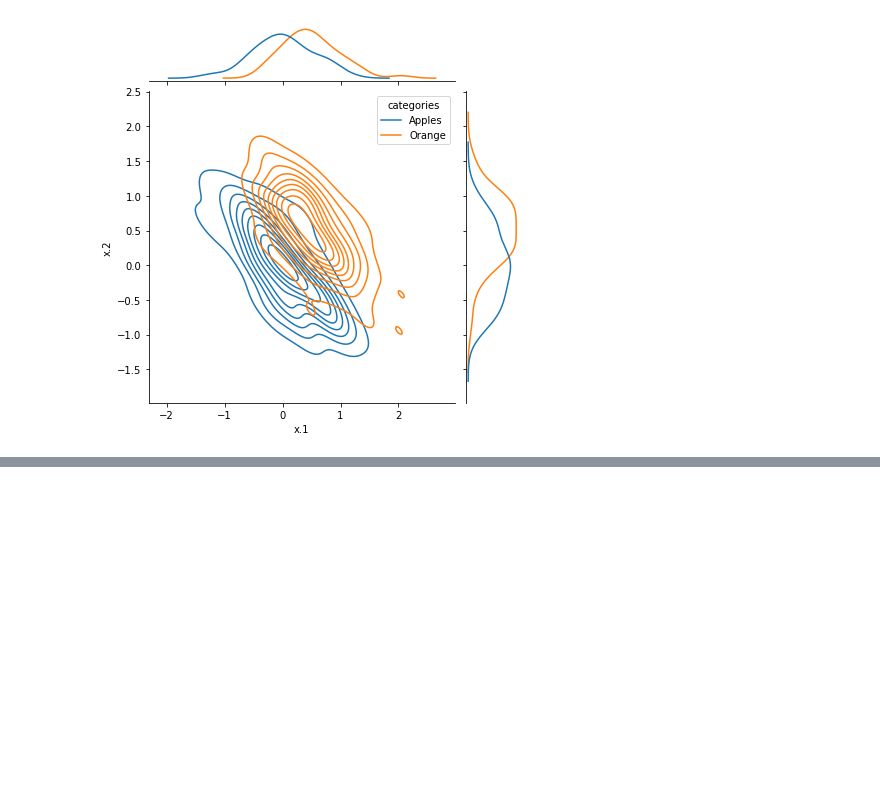
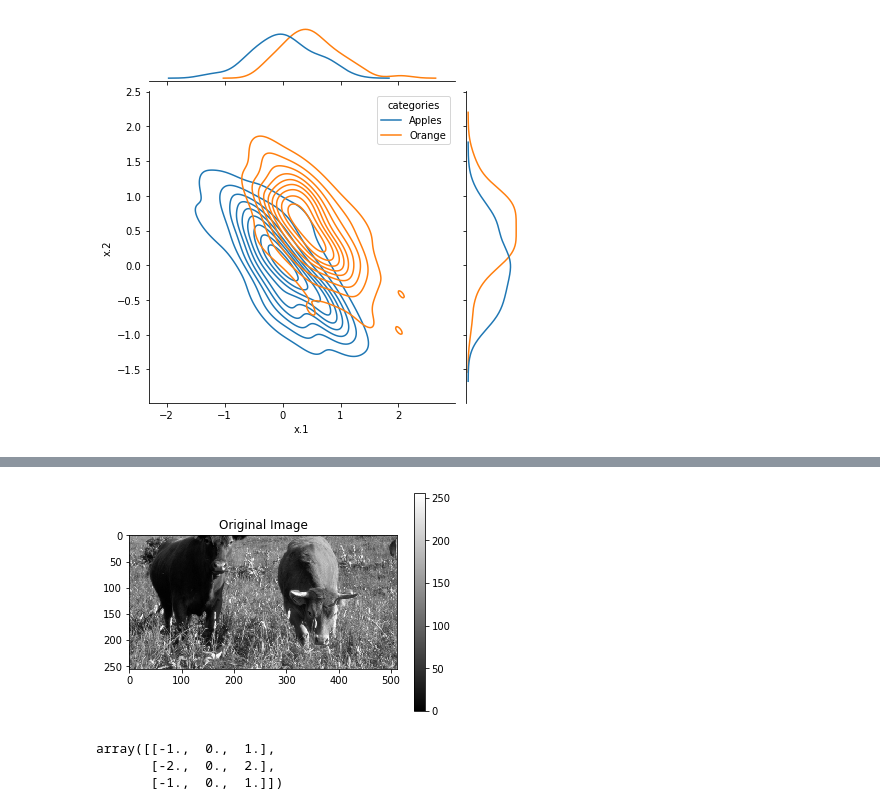
Before and after one commit to juanangd/TU_BERLIN, a Jupyter notebook: MI1-WS20:21/Exercise00/Exercise00.ipynb, the cells around one changed output, grey strips where cells are left out. Drawn from its saved outputs; the diff is of its cells as text; code cells hidden in the pictures; blank space fills up the shorter version.

```diff
--- a/MI1-WS20:21/Exercise00/Exercise00.ipynb
+++ b/MI1-WS20:21/Exercise00/Exercise00.ipynb
@@ -124,0 +142,19 @@ SyntaxError: invalid syntax (<ipython-input-134-5c7733bcf673>, line 1)
+# %%
+plt.figure()
+plt.imshow(image, cmap='gray')
+plt.colorbar()
+plt.title("Original Image")
+plt.show()
+# %% [output]
+[figure, added]
+# %%
+kernel = np.zeros((3, 3))
+v = np.array([1, 2, 1])
+
+kernel[:, 0] = -v.T
+kernel[:, -1] = v.T
+kernel
+# %% [output]
+array([[-1.,  0.,  1.],
+       [-2.,  0.,  2.],
+       [-1.,  0.,  1.]])
```
Also changed, not shown: parts of 16 cells of this notebook, 1 other file.
